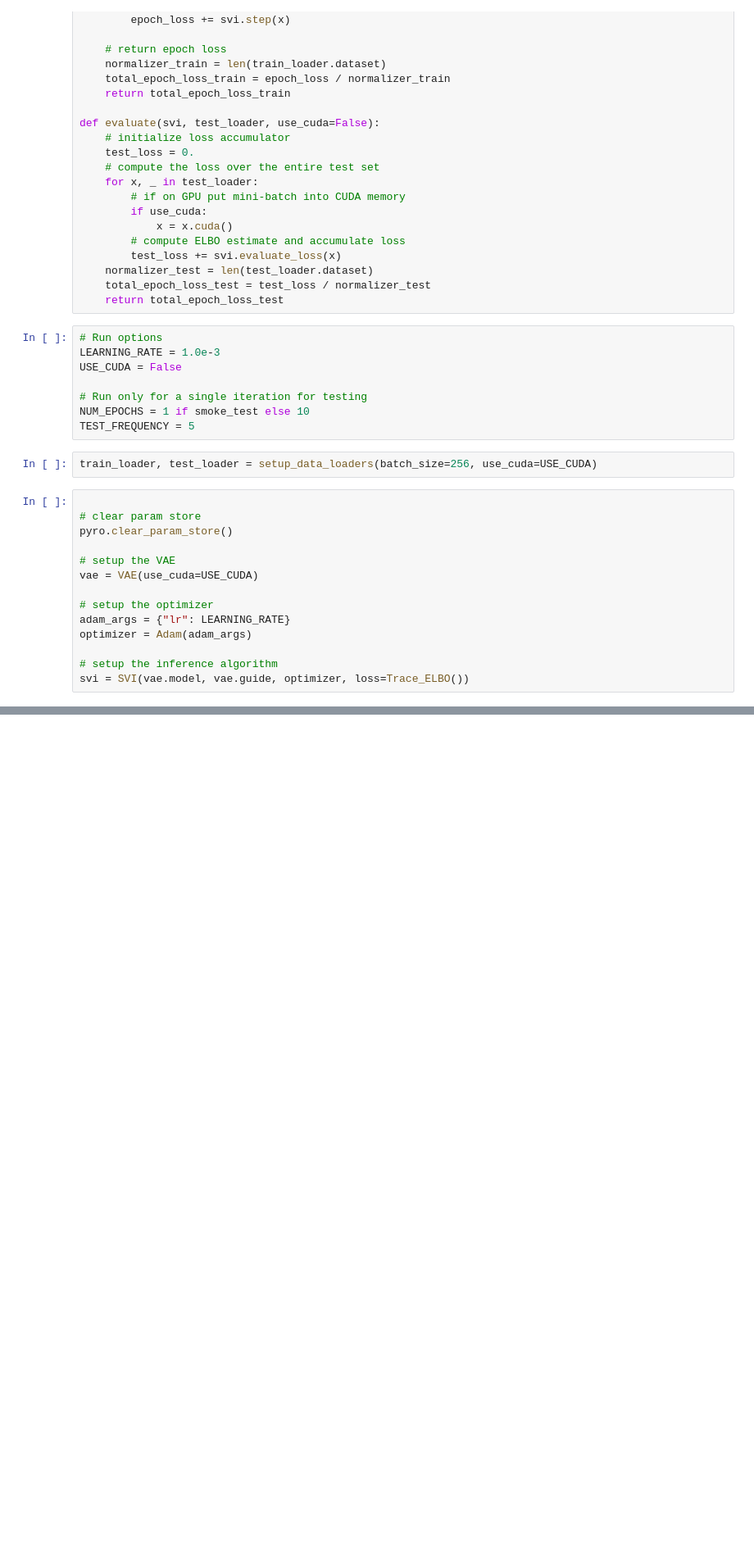
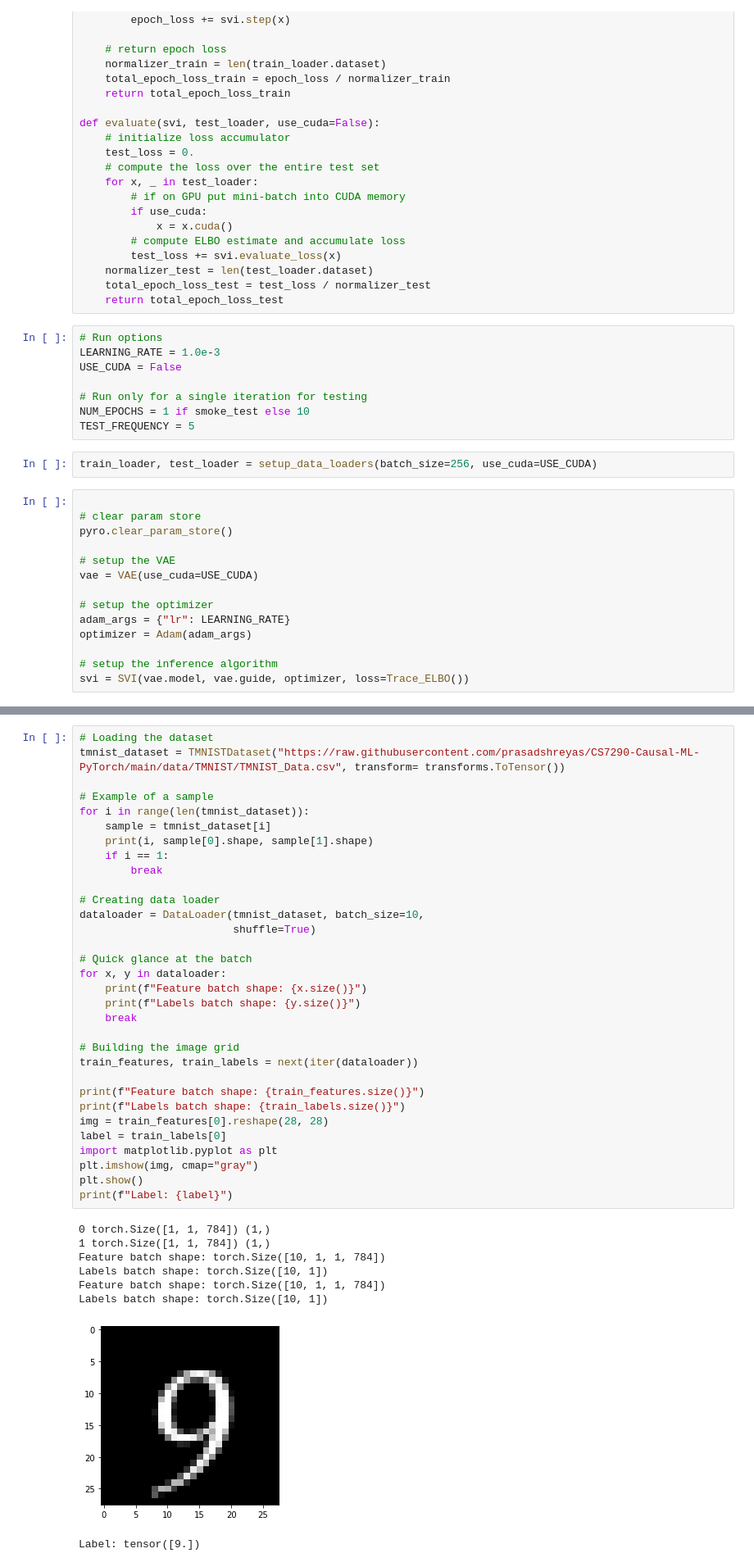
Before and after one commit to prasadshreyas/CS7290-Causal-ML-PyTorch, a Jupyter notebook: progress.ipynb, the cells around one changed output, grey strips where cells are left out. Shown at 82% size. Drawn from its saved outputs; the diff is of its cells as text; blank space fills up the shorter version.

```diff
--- a/progress.ipynb
+++ b/progress.ipynb
@@ -296,0 +299,41 @@ KeyboardInterrupt: ignored
+# %%
+# Loading the dataset
+tmnist_dataset = TMNISTDataset("https://raw.githubusercontent.com/prasadshreyas/CS7290-Causal-ML-PyTorch/main/data/TMNIST/TMNIST_Data.csv", transform= transforms.ToTensor())
+
+# Example of a sample
+for i in range(len(tmnist_dataset)):
+    sample = tmnist_dataset[i]
+    print(i, sample[0].shape, sample[1].shape)
+    if i == 1:
+        break
+
+# Creating data loader
+dataloader = DataLoader(tmnist_dataset, batch_size=10,
+                        shuffle=True)
+
+# Quick glance at the batch
+for x, y in dataloader:
+    print(f"Feature batch shape: {x.size()}")
+    print(f"Labels batch shape: {y.size()}")
+    break
+
+# Building the image grid
+train_features, train_labels = next(iter(dataloader))
+
+print(f"Feature batch shape: {train_features.size()}")
+print(f"Labels batch shape: {train_labels.size()}")
+img = train_features[0].reshape(28, 28)
+label = train_labels[0]
+import matplotlib.pyplot as plt
+plt.imshow(img, cmap="gray")
+plt.show()
+print(f"Label: {label}")
+# %% [output]
+0 torch.Size([1, 1, 784]) (1,)
+1 torch.Size([1, 1, 784]) (1,)
+Feature batch shape: torch.Size([10, 1, 1, 784])
+Labels batch shape: torch.Size([10, 1])
+Feature batch shape: torch.Size([10, 1, 1, 784])
+Labels batch shape: torch.Size([10, 1])
+[figure, added]
+Label: tensor([9.])
```
Also changed, not shown: parts of 2 cells of this notebook.
